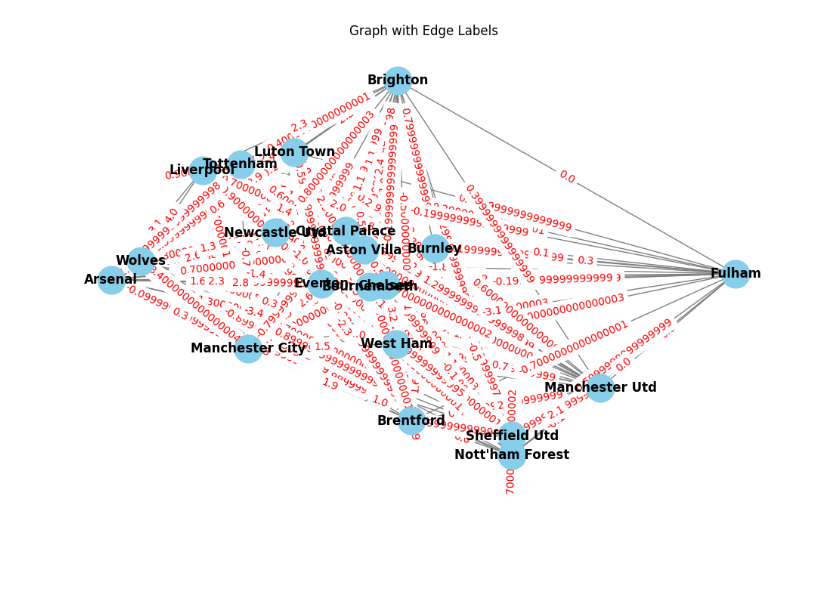
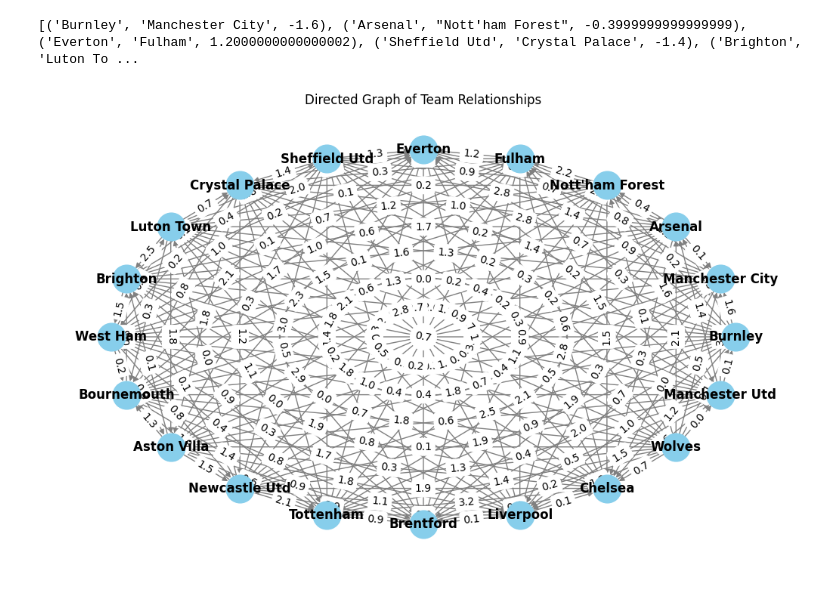
Before and after one commit to thejacobhyatt/EPLRank, a Jupyter notebook: graph.ipynb, the cells around one changed output. Drawn from its saved outputs; the diff is of its cells as text; code cells hidden in the pictures; blank space fills up the shorter version.

```diff
--- a/graph.ipynb
+++ b/graph.ipynb
@@ -7,7 +7,7 @@ G = nx.Graph()
 # %%
 df = pd.read_csv('2024.csv')
-week_1_df = df
-#week_1_df = df[df['Wk'].isin([1, 2])]
+# week_1_df = df
+week_1_df = df[df['Wk'].isin([1, 2, 3, 4,5,6,7,8,9,10,11,12,13,14,15,16,17,18,19])]
 # %%
 print(week_1_df)
 # %% [output]
@@ -31 +31,15 @@ print(week_1_df)
+# %%
+edgelist = list(zip(week_1_df['Home'], week_1_df['Away'], week_1_df['cost']))
+print(edgelist)
+# %% [output]
+[('Burnley', 'Manchester City', -1.6), ('Arsenal', "Nott'ham Forest", -0.3999999999999999), ('Everton', 'Fulham', 1.2000000000000002), ('Sheffield Utd', 'Crystal Palace', -1.4), ('Brighton', 'Luton To ...
+# %%
+mod_edgelist = []
+for t in edgelist:
+    if t[2] < 0:
+        modified_tuple = (t[0], t[1], round(abs(t[2]), 2))
+    else:
+        modified_tuple = (t[1], t[0], round(t[2], 2))
+
+    mod_edgelist.append(modified_tuple)
 # %%
@@ -36,13 +49,16 @@ weightlist = dict(zip(zip(week_1_df['Home'], week_1_df['Away']), week_1_df['cost
-# %%
-G.add_nodes_from(nodelist)
-G.add_weighted_edges_from(edgelist)
+# %%
+for team1, team2, weight in mod_edgelist:
+    G.add_edge(team1, team2, weight=weight)
+
+edge_labels = nx.get_edge_attributes(G, 'weight')
 # %%
+pos = nx.circular_layout(G)
 plt.figure(figsize=(10, 6))
-pos = nx.spring_layout(G)  # Positioning the nodes using spring layout
+
 nx.draw(G, pos, with_labels=True, node_color='skyblue', node_size=700, font_size=12, font_color='black', font_weight='bold', edge_color='gray')
-# Draw edge labels
-nx.draw_networkx_edge_labels(G, pos, edge_labels=weightlist, font_color='red')
-plt.title("Graph with Edge Labels")
+nx.draw_networkx_edge_labels(G, pos, edge_labels=edge_labels)
+
+plt.title("Directed Graph of Team Relationships")
 plt.show()
 # %% [output]
-[figure, old version]
+[figure, new version]
```
Also changed, not shown: parts of 13 cells of this notebook, 1 other file.
